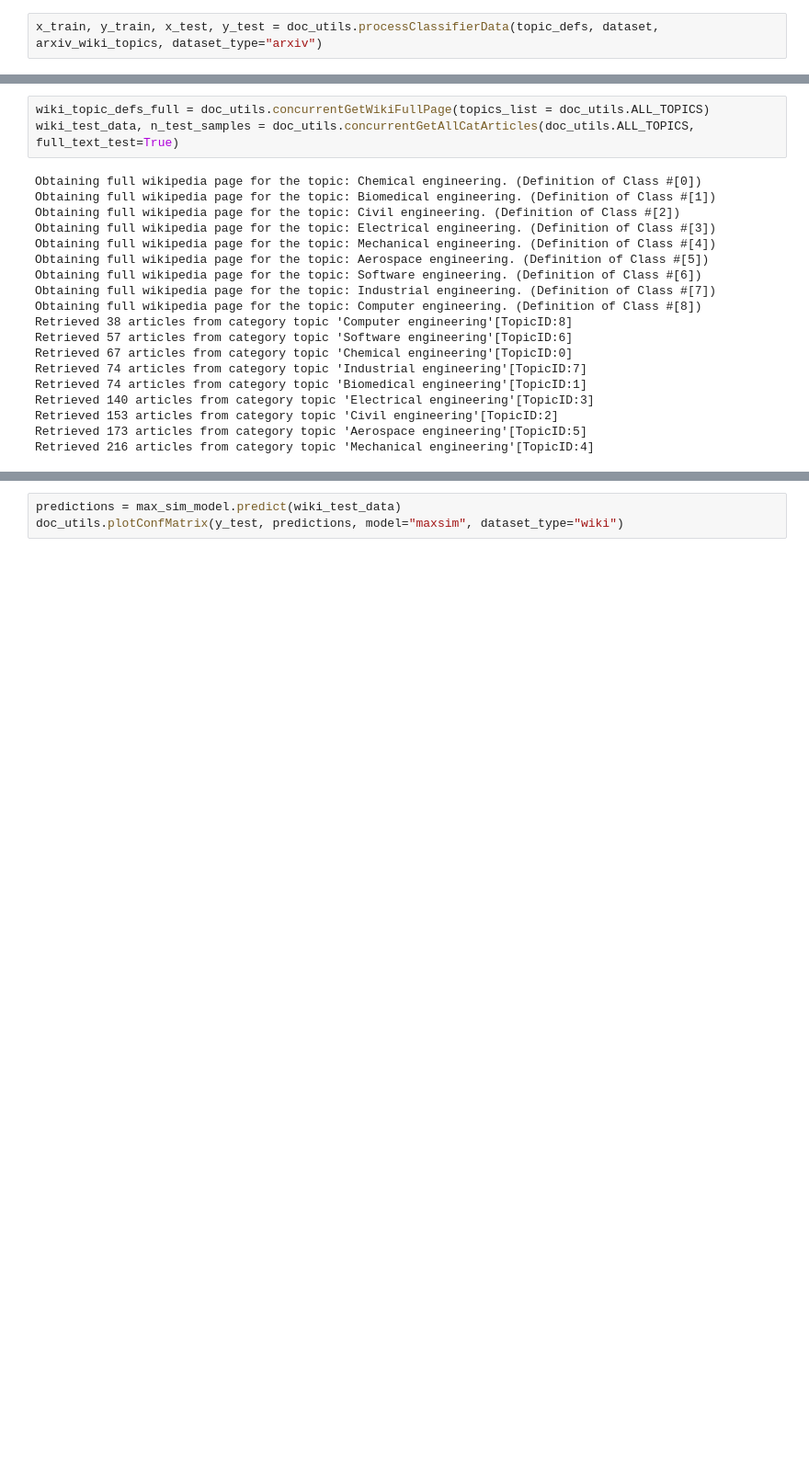
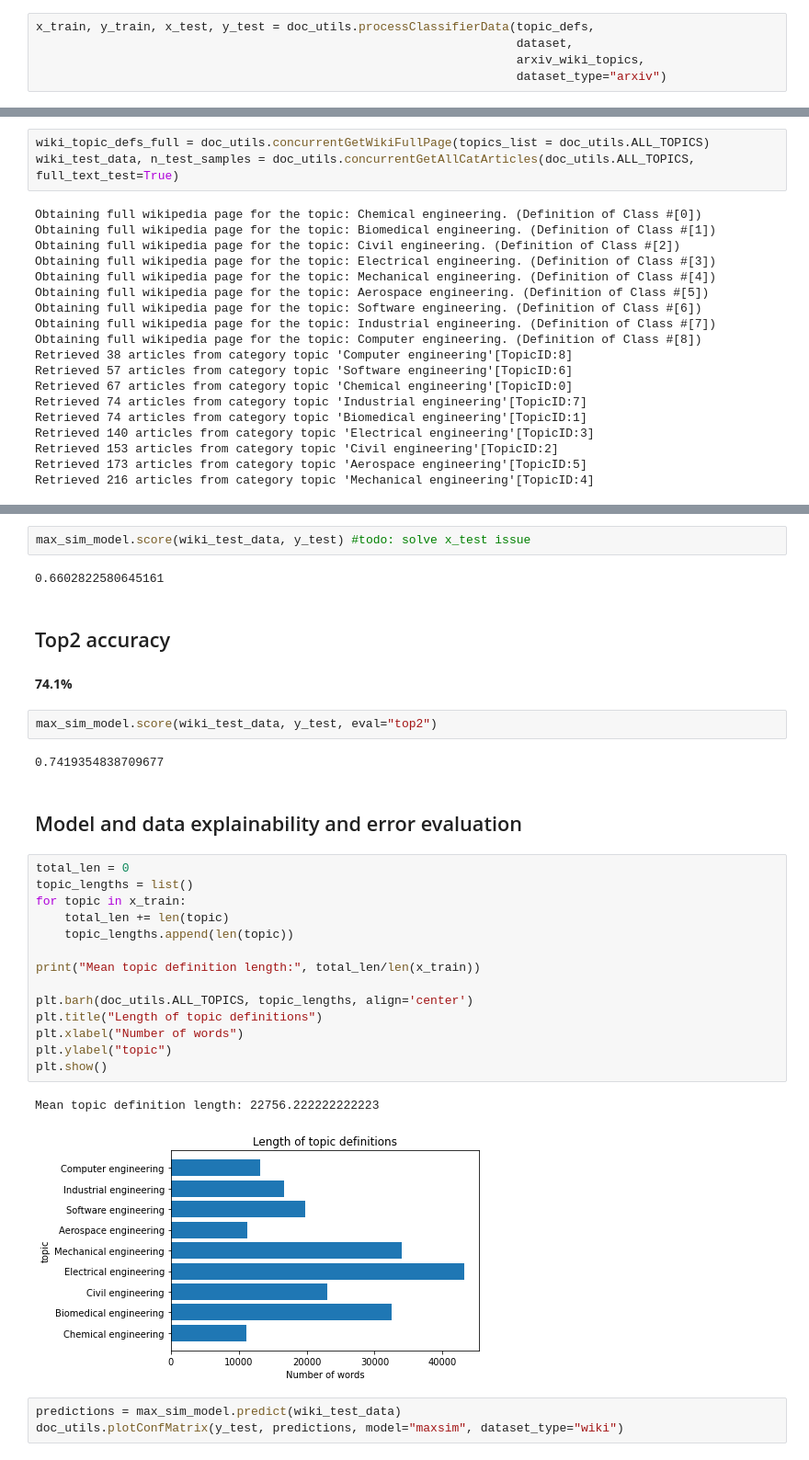
Before and after one commit to andresC98/One-Shot-DocClassifier, a Jupyter notebook: Notebooks/MaxSimilarityClassifier_testing_over_Arxiv_and_Wiki_datasets.ipynb, the cells around one changed output, grey strips where cells are left out. Shown at 92% size. Saved outputs shown, nothing was run; the diff lists cells and outputs as text; blank space fills up the shorter version.

```diff
--- a/Notebooks/MaxSimilarityClassifier_testing_over_Arxiv_and_Wiki_datasets.ipynb
+++ b/Notebooks/MaxSimilarityClassifier_testing_over_Arxiv_and_Wiki_datasets.ipynb
@@ -59,7 +61,10 @@ dataset = arxiv_parser(100)
 # %% [output]
 Retrieved 800 papers in total from 8 subjects (100 from each).
 # %%
-x_train, y_train, x_test, y_test = doc_utils.processClassifierData(topic_defs, dataset, arxiv_wiki_topics, dataset_type="arxiv")
+x_train, y_train, x_test, y_test = doc_utils.processClassifierData(topic_defs,
+                                                                   dataset,
+                                                                   arxiv_wiki_topics,
+                                                                   dataset_type="arxiv")
 # %%
 max_sim_model = MaxSimClassifier(dataset_type="arxiv")
 # %%
@@ -210,3 +234,34 @@ max_sim_model.score(wiki_test_data, y_test)
+# %%
+max_sim_model.score(wiki_test_data, y_test) #todo: solve x_test issue
+# %% [output]
+0.6602822580645161
+# %% [markdown]
+## Top2 accuracy
+# %% [markdown]
+**74.1%**
+# %%
+max_sim_model.score(wiki_test_data, y_test, eval="top2")
+# %% [output]
+0.7419354838709677
+# %% [markdown]
+## Model and data explainability and error evaluation
+# %%
+total_len = 0
+topic_lengths = list()
+for topic in x_train:
+    total_len += len(topic)
+    topic_lengths.append(len(topic))
+
+print("Mean topic definition length:", total_len/len(x_train))
+
+plt.barh(doc_utils.ALL_TOPICS, topic_lengths, align='center')
+plt.title("Length of topic definitions")
+plt.xlabel("Number of words")
+plt.ylabel("topic")
+plt.show()
+# %% [output]
+Mean topic definition length: 22756.222222222223
+[figure, added]
 # %%
 predictions = max_sim_model.predict(wiki_test_data)
 doc_utils.plotConfMatrix(y_test, predictions, model="maxsim", dataset_type="wiki")
```
Also changed, not shown: parts of 14 cells of this notebook.
